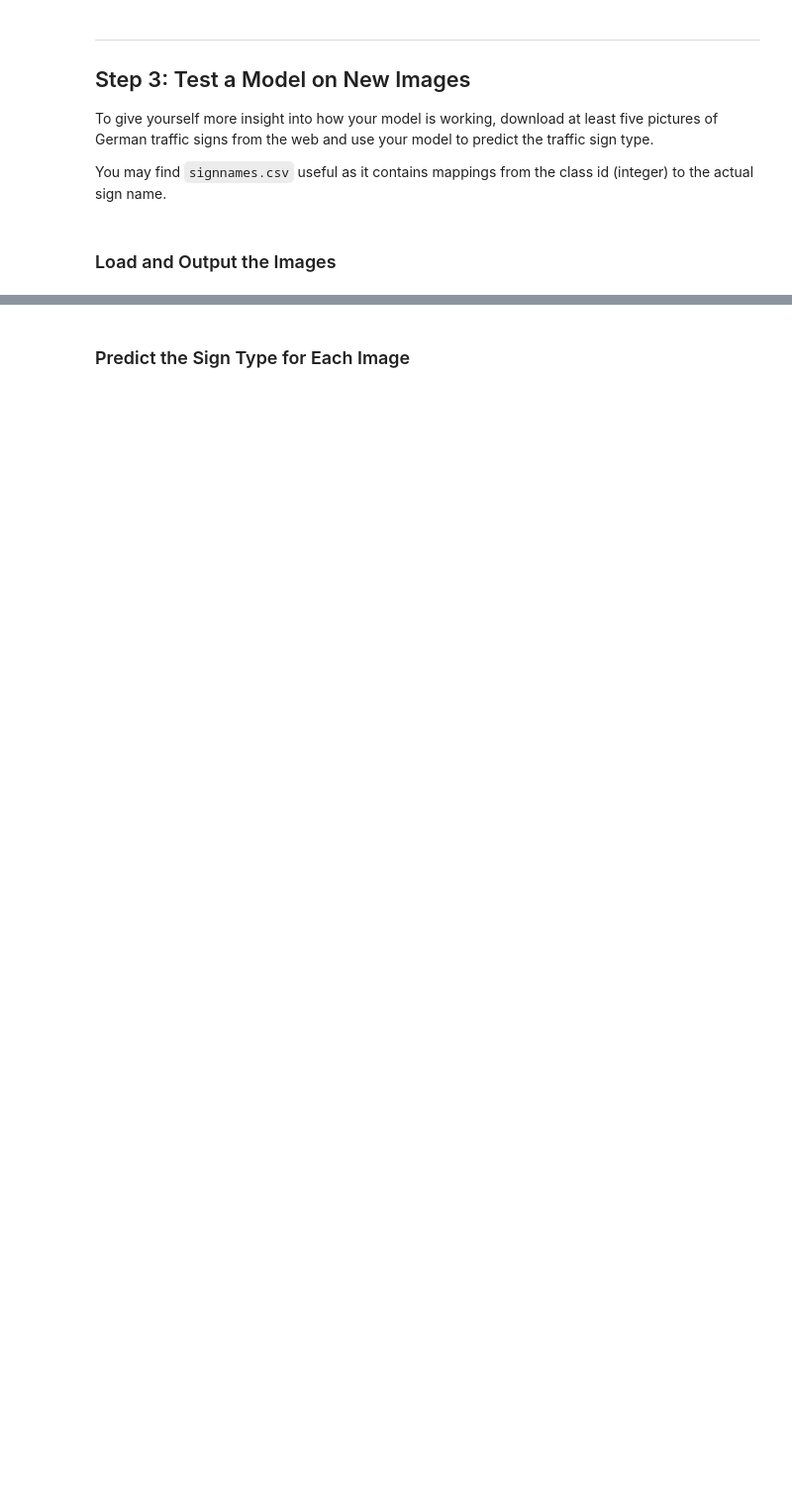
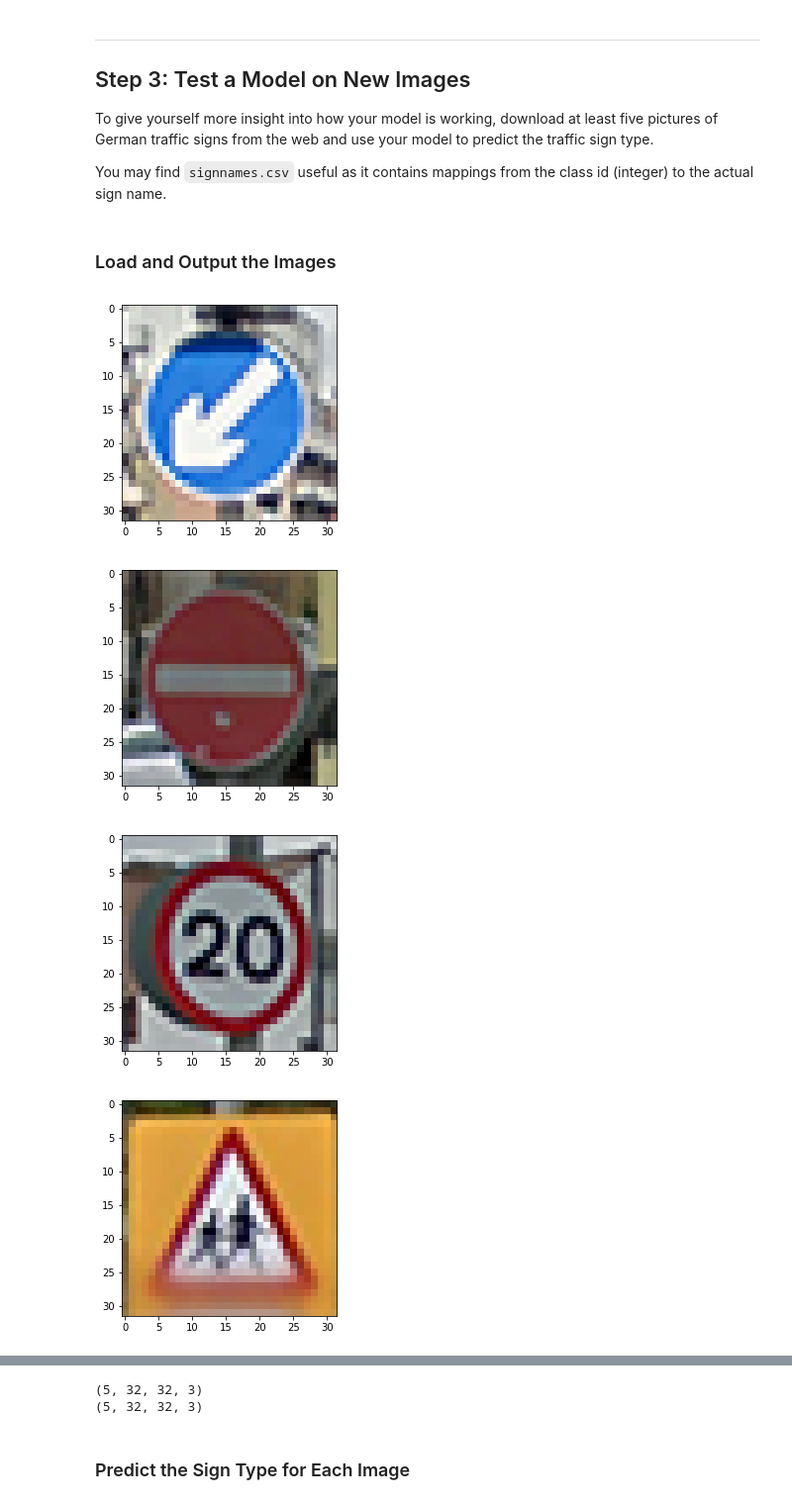
Before and after one commit to redheli/CarND-Traffic-Sign-Classifier-Project, a Jupyter notebook: Traffic_Sign_Classifier.ipynb, the cells around one changed output, grey strips where cells are left out. Shown at 99% size. Cells and saved outputs as stored; diff of their text form; code cells hidden in the pictures; blank space fills up the shorter version.

```diff
--- a/Traffic_Sign_Classifier.ipynb
+++ b/Traffic_Sign_Classifier.ipynb
@@ -465,0 +500,28 @@ You may find `signnames.csv` useful as it contains mappings from the class id (i
+# %%
+### Load the images and plot them here.
+### Feel free to use as many code cells as needed.
+import glob
+import numpy as np
+import matplotlib.image as mpimg
+import matplotlib.pyplot as plt
+# Visualizations will be shown in the notebook.
+%matplotlib inline
+
+# Show the images, add to a list to process for classifying
+add_pics_data = []
+for i, img in enumerate(glob.glob('./custom/*.png')):
+    image = load_image(img)#mpimg.imread(img)
+    add_pics_data.append(image[:, :, :3])
+    plt.imshow(image)
+    plt.show()
+
+my_images = np.asarray(add_pics_data)
+print(my_images.shape)
+my_images_normalized = normalize(my_images)
+
+print(my_images_normalized.shape)
+# %% [output]
+[figure, added]
+[figure, added]
+[figure, added]
+[figure, added]
@@ -466,3 +529,5 @@ You may find `signnames.csv` useful as it contains mappings from the class id (i
+(5, 32, 32, 3)
+(5, 32, 32, 3)
 # %% [markdown]
 ### Predict the Sign Type for Each Image
 # %%
```
Also changed, not shown: parts of 25 cells of this notebook, 1 other file.
